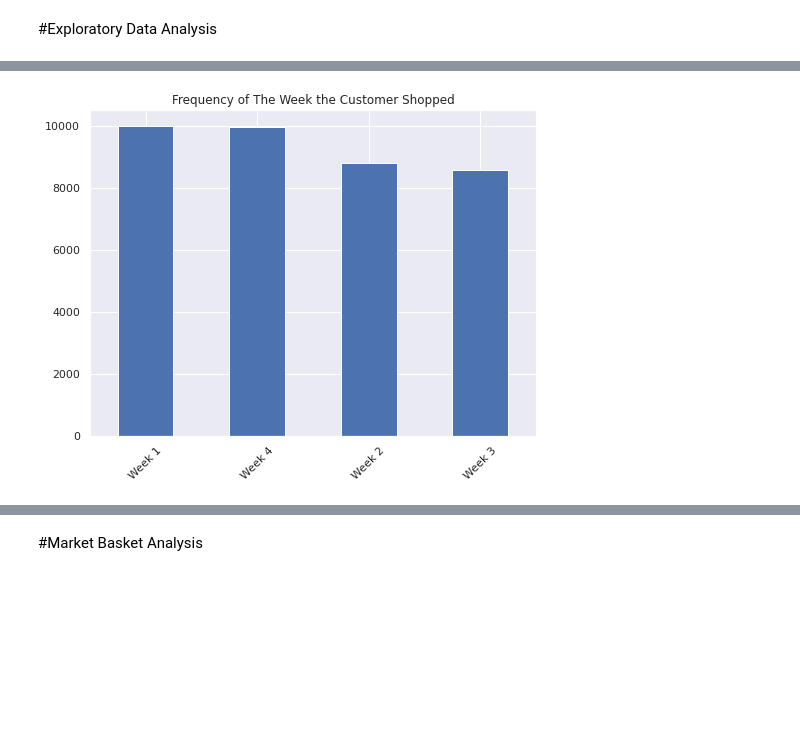
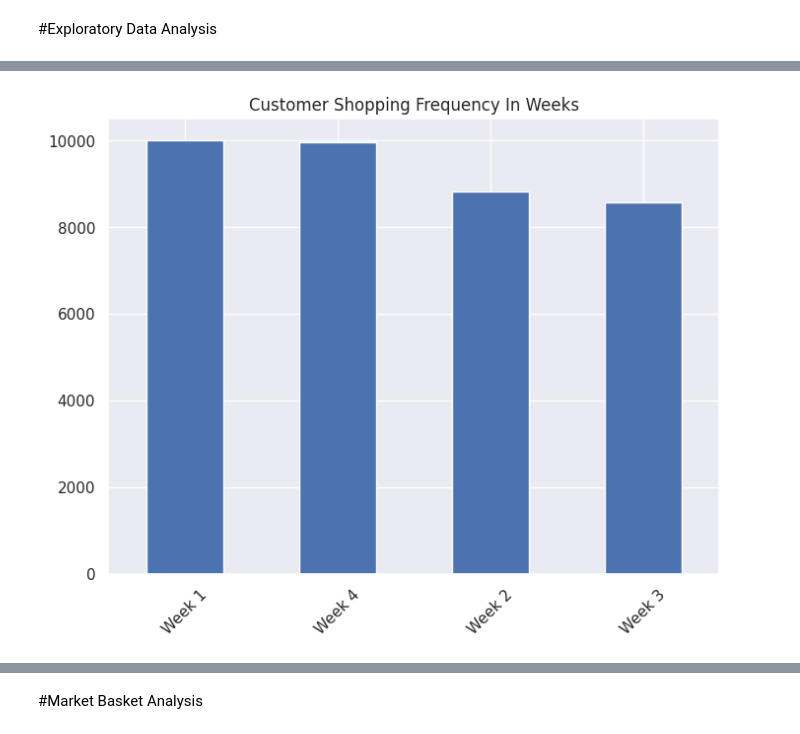
Before and after one commit to ainunsyafna/Project-Market-Basket-Analysis, a Jupyter notebook: Market_Basket_Analysis_Ainun_Syafna_Maharani.ipynb, the cells around one changed output, grey strips where cells are left out. Drawn from its saved outputs; the diff is of its cells as text; code cells hidden in the pictures; blank space fills up the shorter version.

```diff
--- a/Market_Basket_Analysis_Ainun_Syafna_Maharani.ipynb
+++ b/Market_Basket_Analysis_Ainun_Syafna_Maharani.ipynb
@@ -302,9 +322,9 @@ plt.title('Frequency of The Month the Customer Shopped');
 # %%
 df['day'].value_counts().plot.bar(figsize=(8, 6))
 plt.xticks(rotation=45)
-plt.title('Frequency of The Week the Customer Shopped');
+plt.title('Customer Shopping Frequency In Weeks');
 # %% [output]
-[figure, old version]
+[figure, new version]
 # %%
 df['day_of_week'].value_counts().plot.bar(figsize=(8, 6))
 plt.xticks(rotation=45)
```
Also changed, not shown: parts of 10 cells of this notebook.
